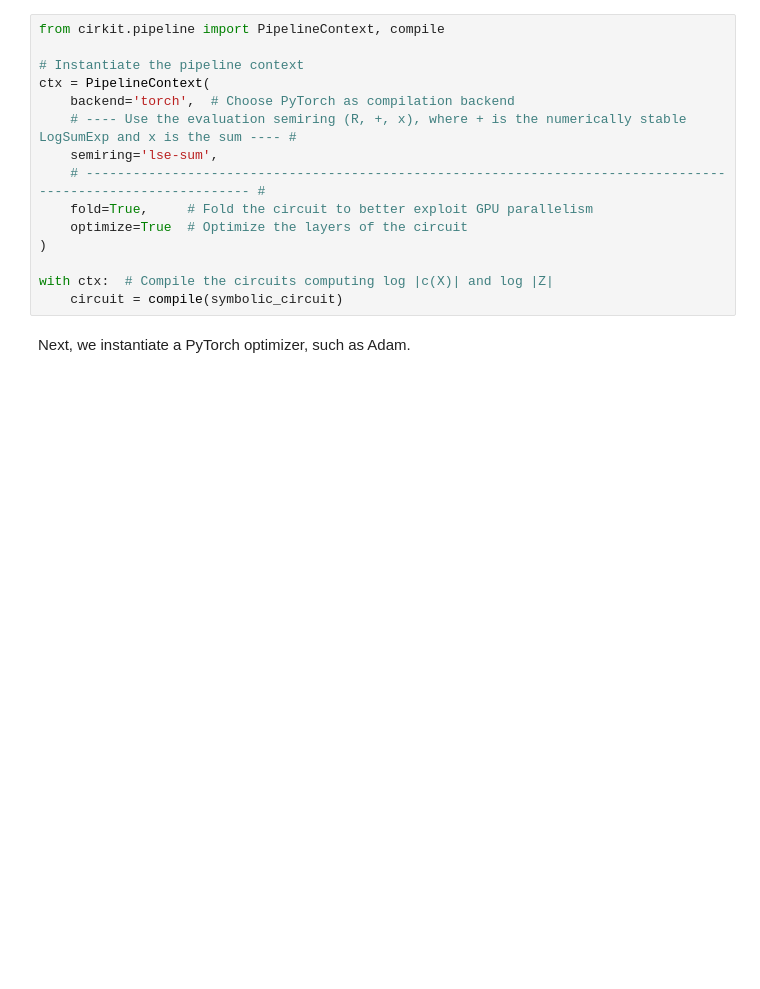
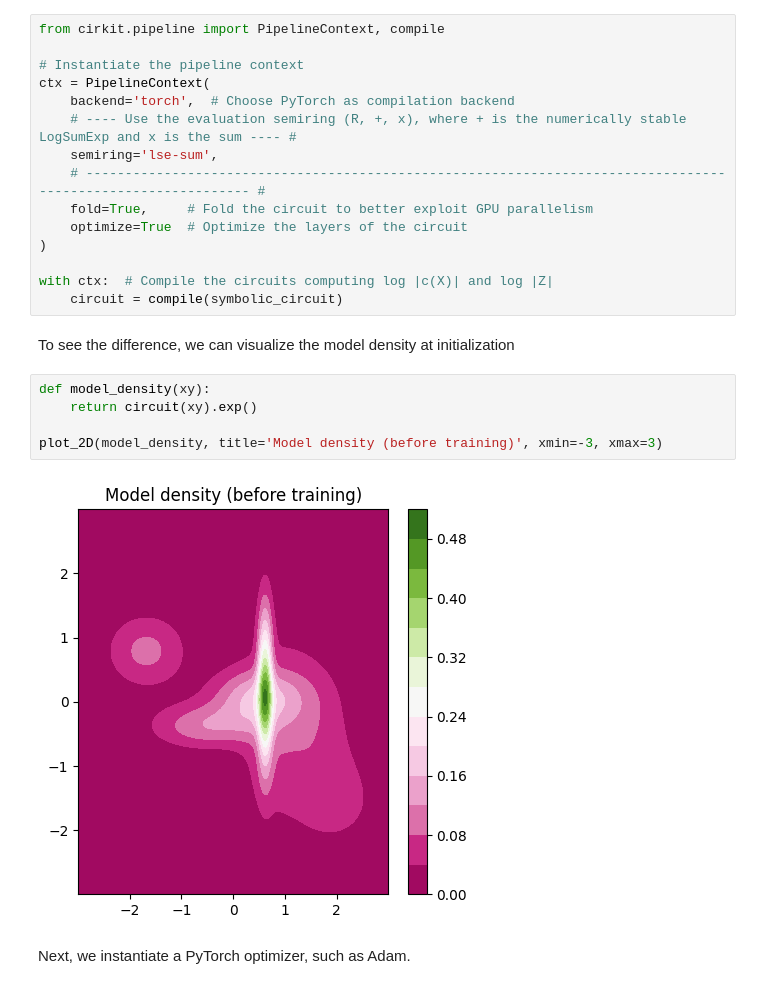
Before and after one commit to april-tools/cirkit, a Jupyter notebook: notebooks/learning-a-gaussian-mixture-model.ipynb, the cells around one changed output. Drawn from its saved outputs; the diff is of its cells as text; blank space fills up the shorter version.

```diff
--- a/notebooks/learning-a-gaussian-mixture-model.ipynb
+++ b/notebooks/learning-a-gaussian-mixture-model.ipynb
@@ -132,6 +187,15 @@ ctx = PipelineContext(
 
 with ctx:  # Compile the circuits computing log |c(X)| and log |Z|
     circuit = compile(symbolic_circuit)
+# %% [markdown]
+To see the difference, we can visualize the model density at initialization
+# %%
+def model_density(xy):
+    return circuit(xy).exp()
+
+plot_2D(model_density, title='Model density (before training)', xmin=-3, xmax=3)
+# %% [output]
+[figure, added]
 # %% [markdown]
 Next, we instantiate a PyTorch optimizer, such as Adam.
 # %%
```
Also changed, not shown: parts of 17 cells of this notebook.
